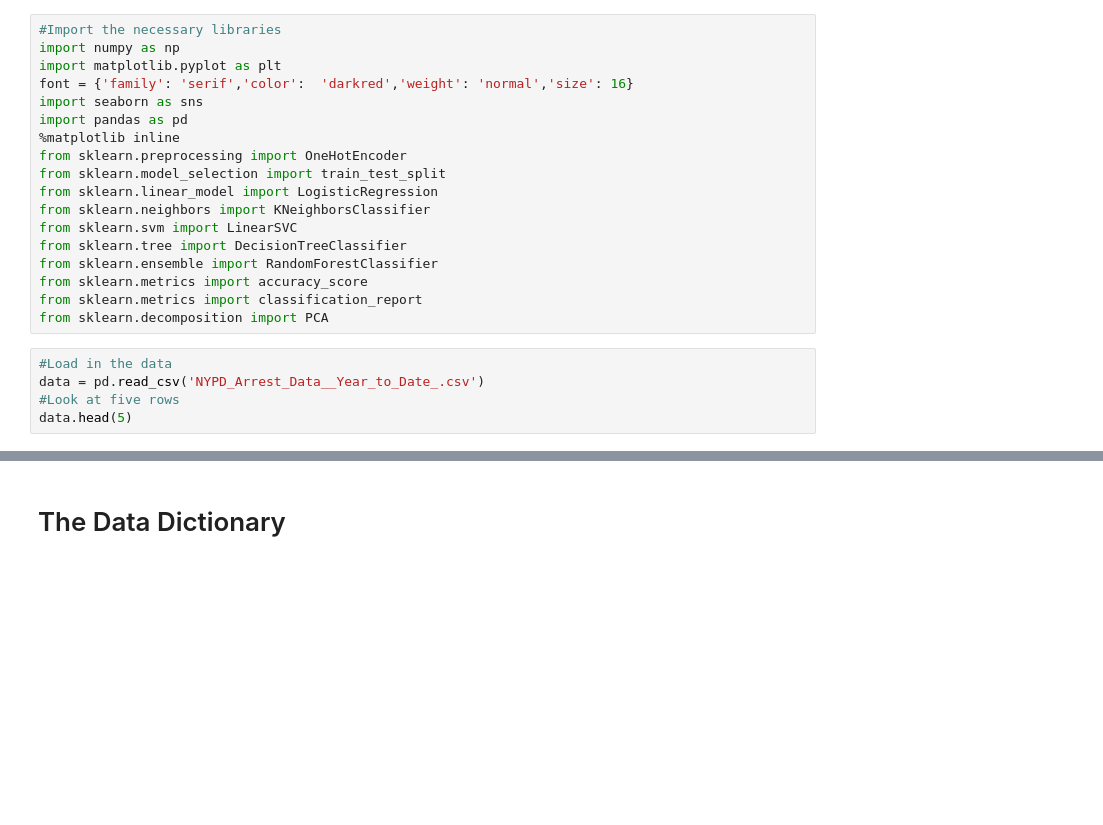
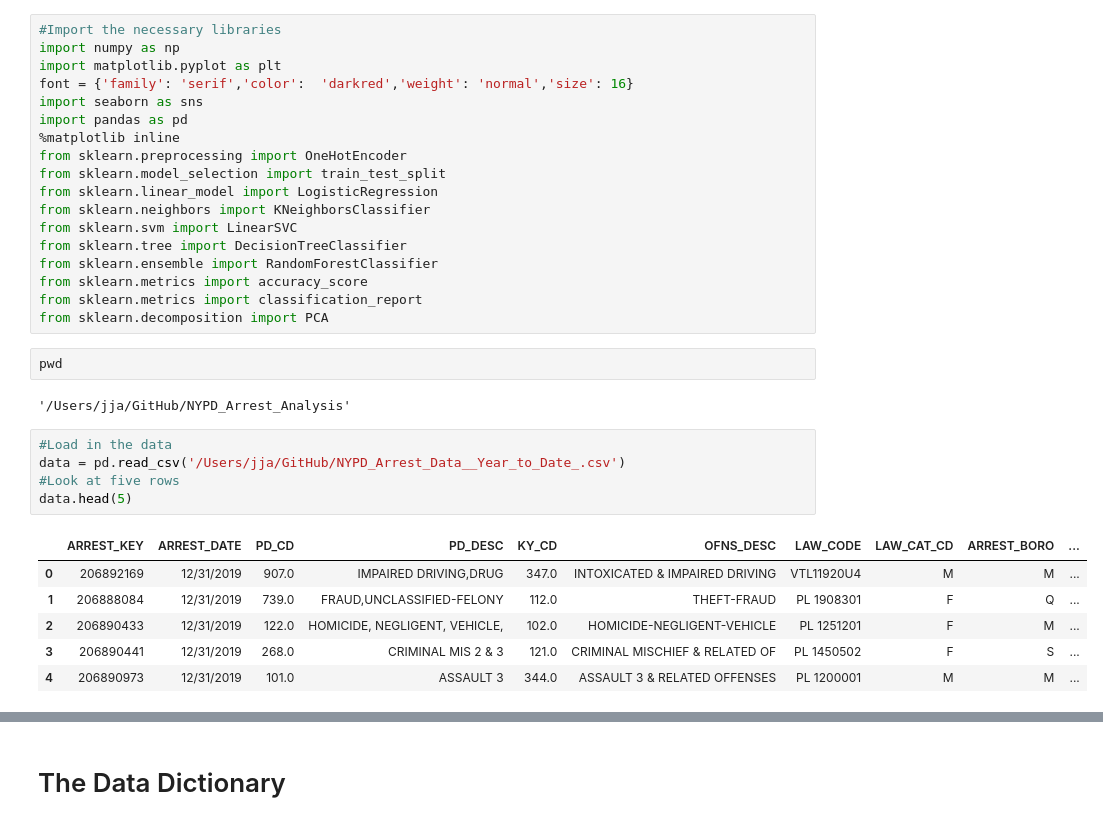
Before and after one commit to city-college-machine-learning/NYPD_Arrest_Analysis, a Jupyter notebook: Jiffar_analysis.ipynb, the cells around one changed output, grey strips where cells are left out. Saved outputs shown, nothing was run; the diff lists cells and outputs as text; blank space fills up the shorter version.

```diff
--- a/Jiffar_analysis.ipynb
+++ b/Jiffar_analysis.ipynb
@@ -26,11 +26,22 @@ from sklearn.ensemble import RandomForestClassifier
 from sklearn.metrics import accuracy_score
 from sklearn.metrics import classification_report
 from sklearn.decomposition import PCA
+# %%
+pwd
+# %% [output]
+'/Users/jja/GitHub/NYPD_Arrest_Analysis'
 # %%
 #Load in the data
-data = pd.read_csv('NYPD_Arrest_Data__Year_to_Date_.csv')
+data = pd.read_csv('/Users/jja/GitHub/NYPD_Arrest_Data__Year_to_Date_.csv')
 #Look at five rows
 data.head(5)
+# %% [output]
+|  | ARREST_KEY | ARREST_DATE | PD_CD | PD_DESC | KY_CD | OFNS_DESC | LAW_CODE | LAW_CAT_CD | ARREST_BORO | ... |
+| 0 | 206892169 | 12/31/2019 | 907.0 | IMPAIRED DRIVING,DRUG | 347.0 | INTOXICATED & IMPAIRED DRIVING | VTL11920U4 | M | M | ... |
+| 1 | 206888084 | 12/31/2019 | 739.0 | FRAUD,UNCLASSIFIED-FELONY | 112.0 | THEFT-FRAUD | PL 1908301 | F | Q | ... |
+| 2 | 206890433 | 12/31/2019 | 122.0 | HOMICIDE, NEGLIGENT, VEHICLE, | 102.0 | HOMICIDE-NEGLIGENT-VEHICLE | PL 1251201 | F | M | ... |
+| 3 | 206890441 | 12/31/2019 | 268.0 | CRIMINAL MIS 2 & 3 | 121.0 | CRIMINAL MISCHIEF & RELATED OF | PL 1450502 | F | S | ... |
+| 4 | 206890973 | 12/31/2019 | 101.0 | ASSAULT 3 | 344.0 | ASSAULT 3 & RELATED OFFENSES | PL 1200001 | M | M | ... |
 # %%
 #Look at the columns and rows
 data.info()
```
Also changed, not shown: parts of 35 cells of this notebook, 4 other files.
